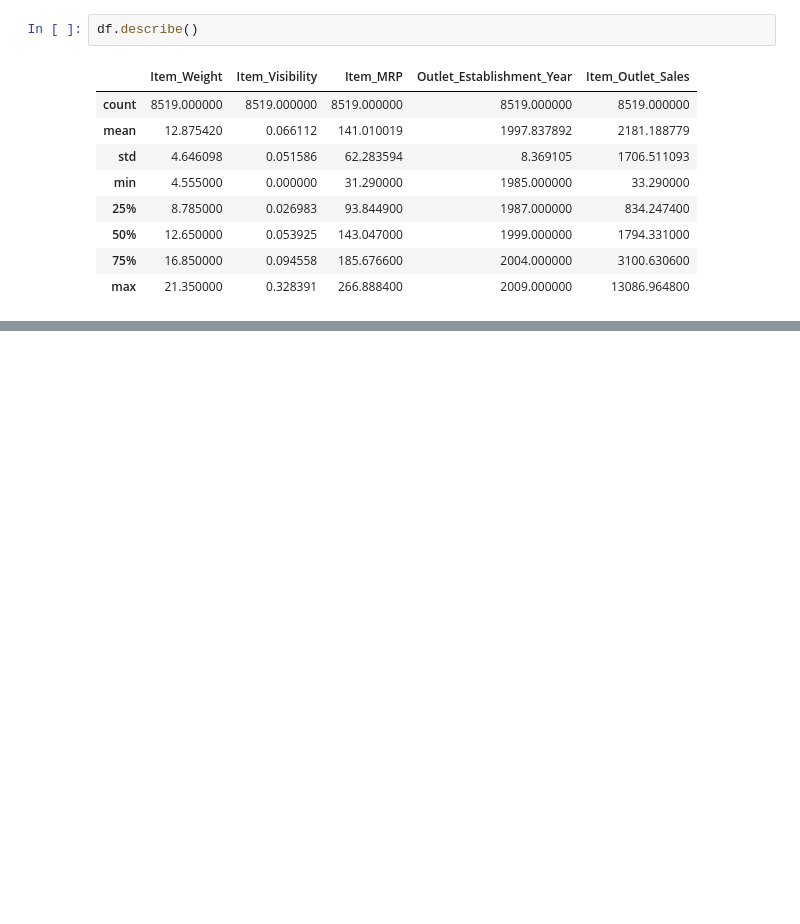
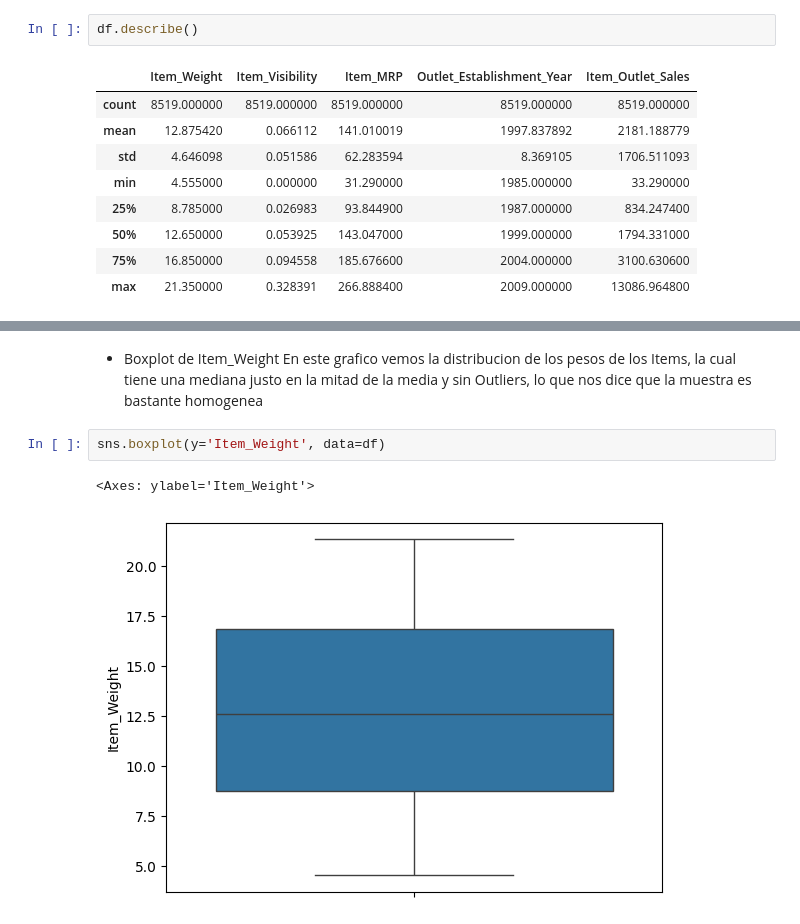
Before and after one commit to Kururoll/predicciones-de-ventas, a Jupyter notebook: predicciones_de_ventas.ipynb, the cells around one changed output, grey strips where cells are left out. Drawn from its saved outputs; the diff is of its cells as text; blank space fills up the shorter version.

```diff
--- a/predicciones_de_ventas.ipynb
+++ b/predicciones_de_ventas.ipynb
@@ -225,0 +237,8 @@ df.describe()
+# %% [markdown]
+* Boxplot de Item_Weight
+En este grafico vemos la distribucion de los pesos de los Items, la cual tiene una mediana justo en la mitad de la media y sin Outliers, lo que nos dice que la muestra es bastante homogenea
+# %%
+sns.boxplot(y='Item_Weight', data=df)
+# %% [output]
+<Axes: ylabel='Item_Weight'>
+[figure, added]
```
Also changed, not shown: parts of 5 cells of this notebook.
